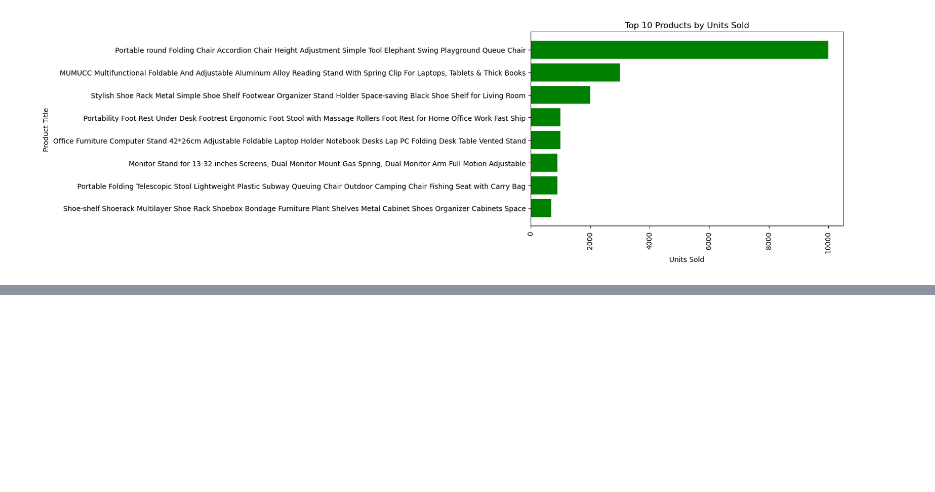
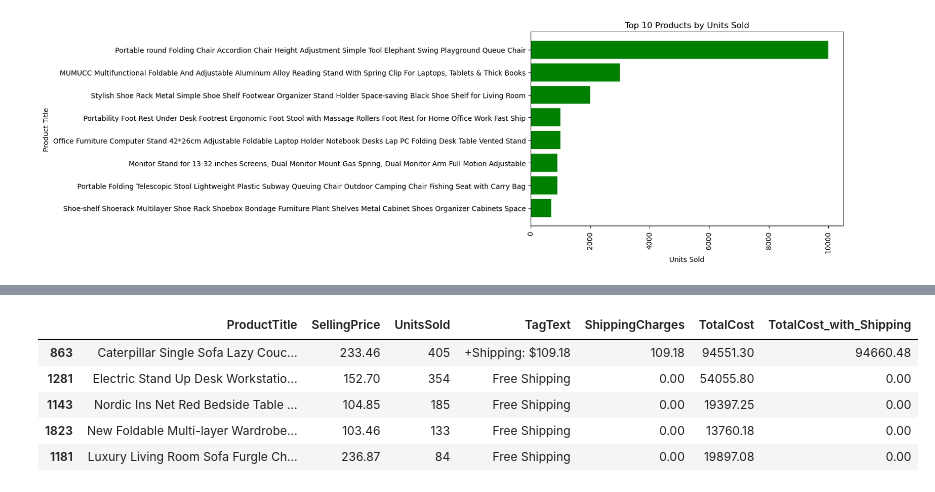
Before and after one commit to SayantiSaha014/E-commerce-Furniture-Dataset-2024, a Jupyter notebook: E-commerce_Furniture.ipynb, the cells around one changed output, grey strips where cells are left out. Cells and saved outputs as stored; diff of their text form; code cells hidden in the pictures; blank space fills up the shorter version.

```diff
--- a/E-commerce_Furniture.ipynb
+++ b/E-commerce_Furniture.ipynb
@@ -177,0 +188,11 @@ df['TotalCost_with_Shipping'] = np.where((df['TagText'] != 'Free Shipping') & (d
+# %%
+# Affordable products by the number of units sold in descending order
+top_products = affordable_products.sort_values(by='UnitsSold', ascending = False).head(5)
+top_products
+# %% [output]
+|  | ProductTitle | SellingPrice | UnitsSold | TagText | ShippingCharges | TotalCost | TotalCost_with_Shipping |
+| 863 | Caterpillar Single Sofa Lazy Couc... | 233.46 | 405 | +Shipping: $109.18 | 109.18 | 94551.30 | 94660.48 |
+| 1281 | Electric Stand Up Desk Workstatio... | 152.70 | 354 | Free Shipping | 0.00 | 54055.80 | 0.00 |
+| 1143 | Nordic Ins Net Red Bedside Table ... | 104.85 | 185 | Free Shipping | 0.00 | 19397.25 | 0.00 |
+| 1823 | New Foldable Multi-layer Wardrobe... | 103.46 | 133 | Free Shipping | 0.00 | 13760.18 | 0.00 |
+| 1181 | Luxury Living Room Sofa Furgle Ch... | 236.87 | 84 | Free Shipping | 0.00 | 19897.08 | 0.00 |
```
Also changed, not shown: parts of 8 cells of this notebook.
